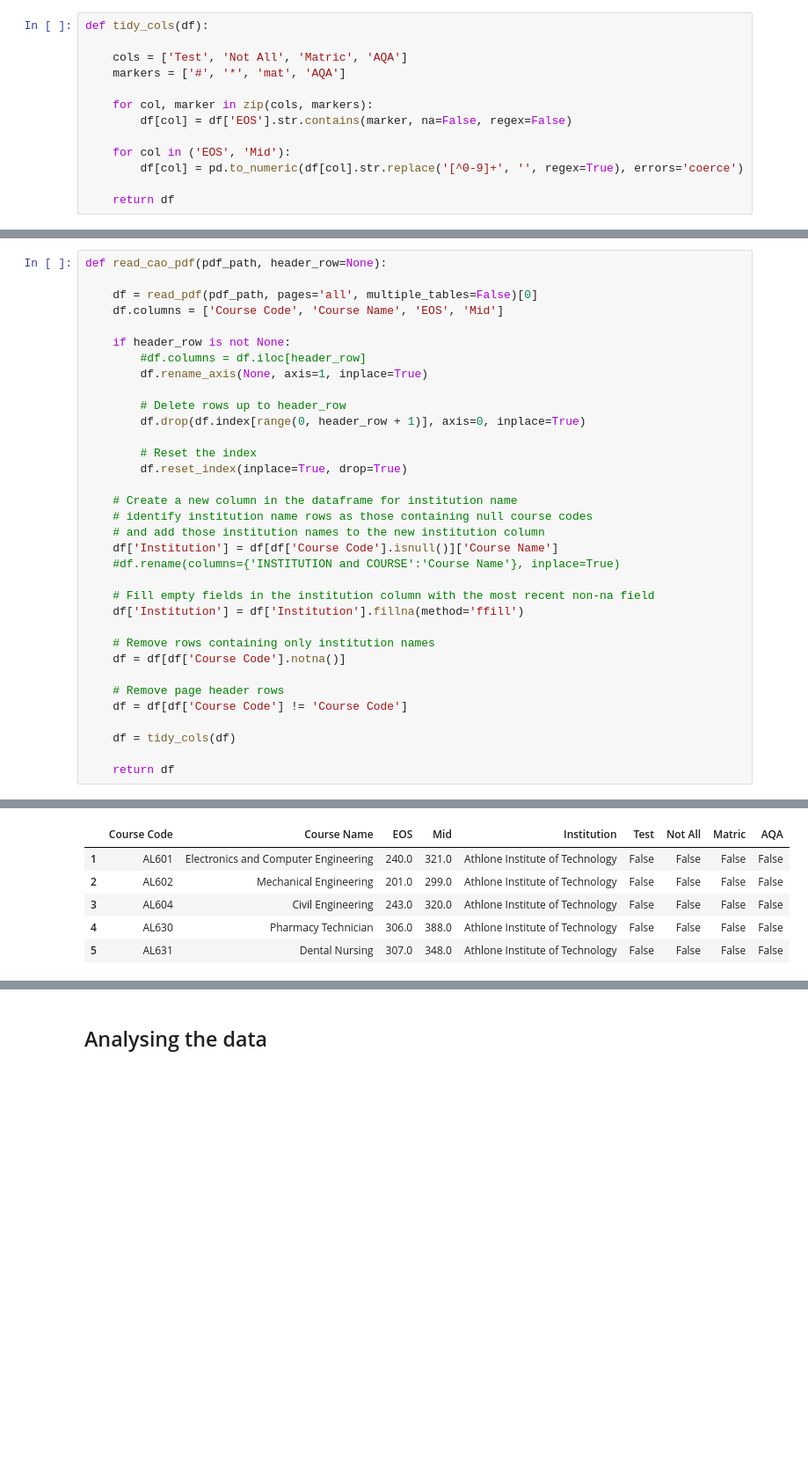
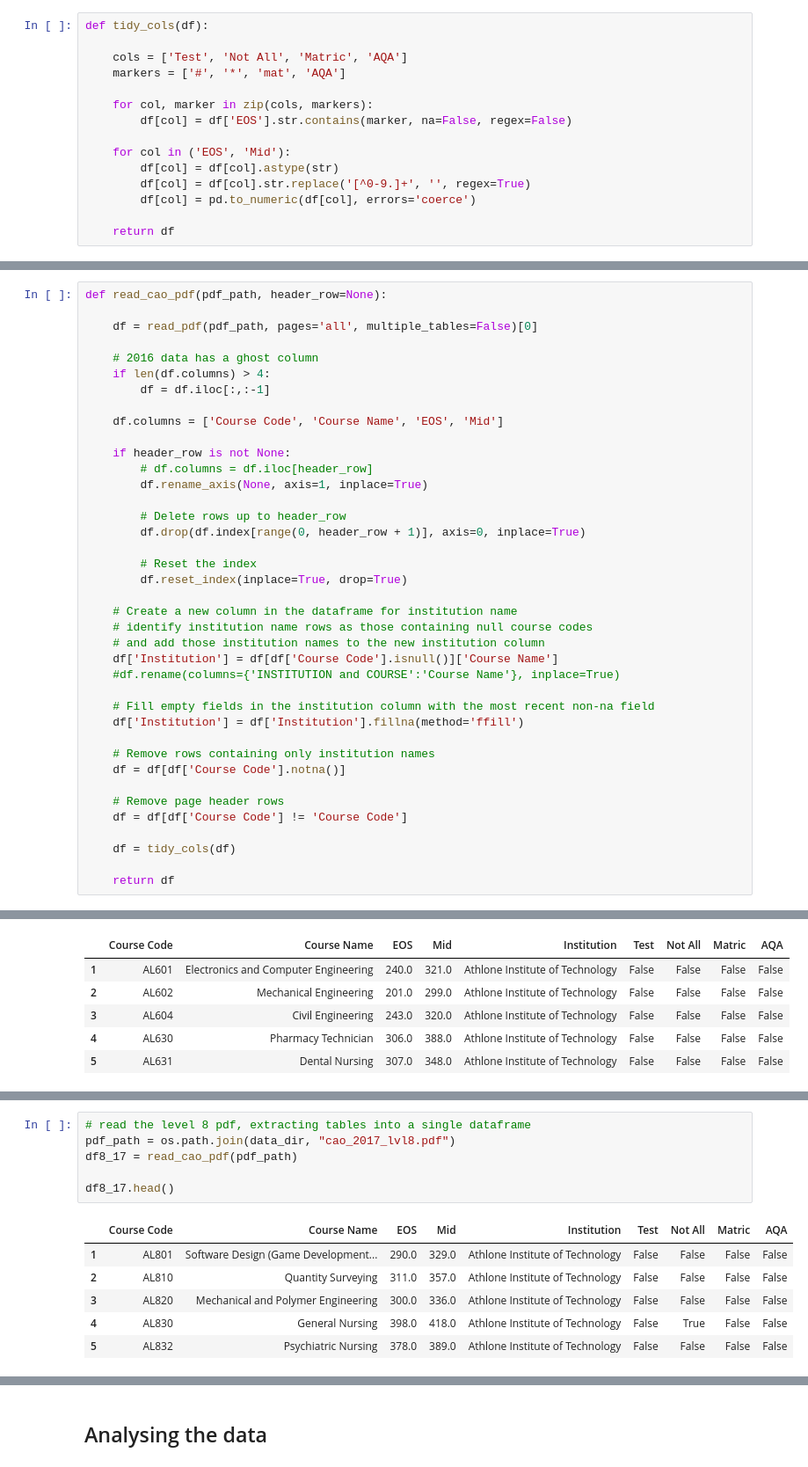
Before and after one commit to fod/fundamentals-data-analysis, a Jupyter notebook: cao.ipynb, the cells around one changed output, grey strips where cells are left out. Shown at 88% size. Saved outputs shown, nothing was run; the diff lists cells and outputs as text; blank space fills up the shorter version.

Commit message:
Added 2016 CAO data

```diff
--- a/cao.ipynb
+++ b/cao.ipynb
@@ -226,7 +225,9 @@ def tidy_cols(df):
         df[col] = df['EOS'].str.contains(marker, na=False, regex=False)
 
     for col in ('EOS', 'Mid'):
-        df[col] = pd.to_numeric(df[col].str.replace('[^0-9]+', '', regex=True), errors='coerce')
+        df[col] = df[col].astype(str)
+        df[col] = df[col].str.replace('[^0-9.]+', '', regex=True)
+        df[col] = pd.to_numeric(df[col], errors='coerce')
 
     return df
 # %%
@@ -294,10 +295,15 @@ The 2019 points data is held in two PDF files, one for level 8 courses and one f
 def read_cao_pdf(pdf_path, header_row=None):
 
     df = read_pdf(pdf_path, pages='all', multiple_tables=False)[0]
+
+    # 2016 data has a ghost column
+    if len(df.columns) > 4:
+        df = df.iloc[:,:-1]
+
     df.columns = ['Course Code', 'Course Name', 'EOS', 'Mid']
 
     if header_row is not None:
-        #df.columns = df.iloc[header_row]
+        # df.columns = df.iloc[header_row]
         df.rename_axis(None, axis=1, inplace=True)
 
         # Delete rows up to header_row
@@ -417,0 +426,13 @@ df76_18.head()
+# %%
+# read the level 8 pdf, extracting tables into a single dataframe
+pdf_path = os.path.join(data_dir, "cao_2017_lvl8.pdf")
+df8_17 = read_cao_pdf(pdf_path)
+
+df8_17.head()
+# %% [output]
+|  | Course Code | Course Name | EOS | Mid | Institution | Test | Not All | Matric | AQA |
+| 1 | AL801 | Software Design (Game Development... | 290.0 | 329.0 | Athlone Institute of Technology | False | False | False | False |
+| 2 | AL810 | Quantity Surveying | 311.0 | 357.0 | Athlone Institute of Technology | False | False | False | False |
+| 3 | AL820 | Mechanical and Polymer Engineering | 300.0 | 336.0 | Athlone Institute of Technology | False | False | False | False |
+| 4 | AL830 | General Nursing | 398.0 | 418.0 | Athlone Institute of Technology | False | True | False | False |
+| 5 | AL832 | Psychiatric Nursing | 378.0 | 389.0 | Athlone Institute of Technology | False | False | False | False |
```
Also changed, not shown: parts of 6 cells of this notebook.
